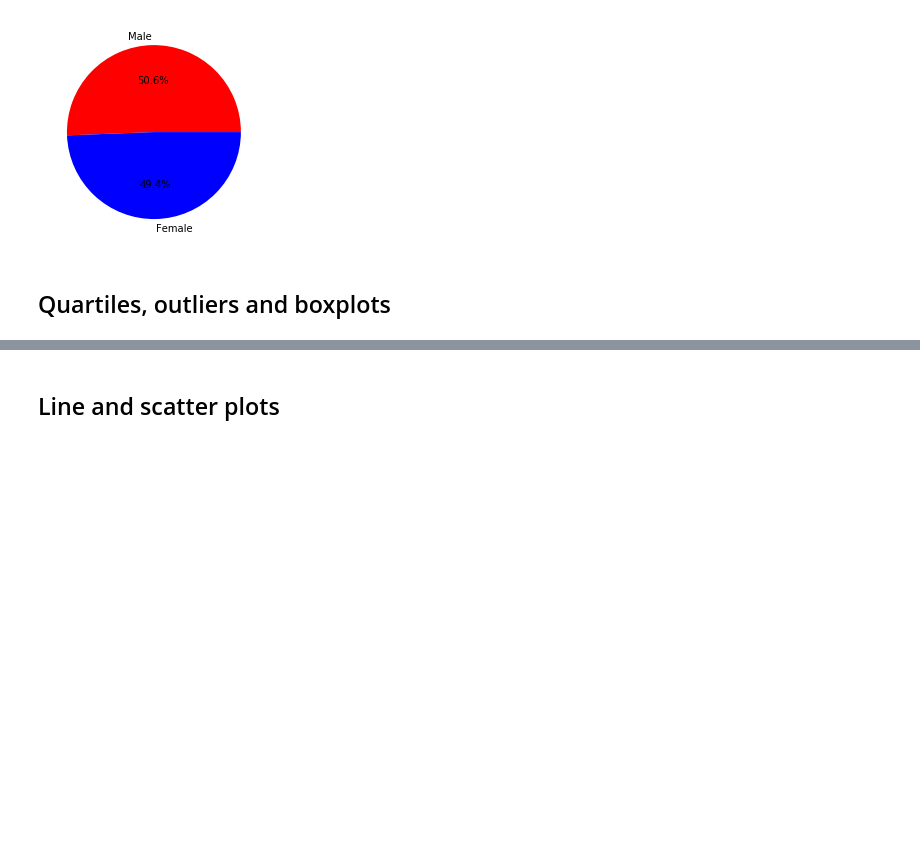
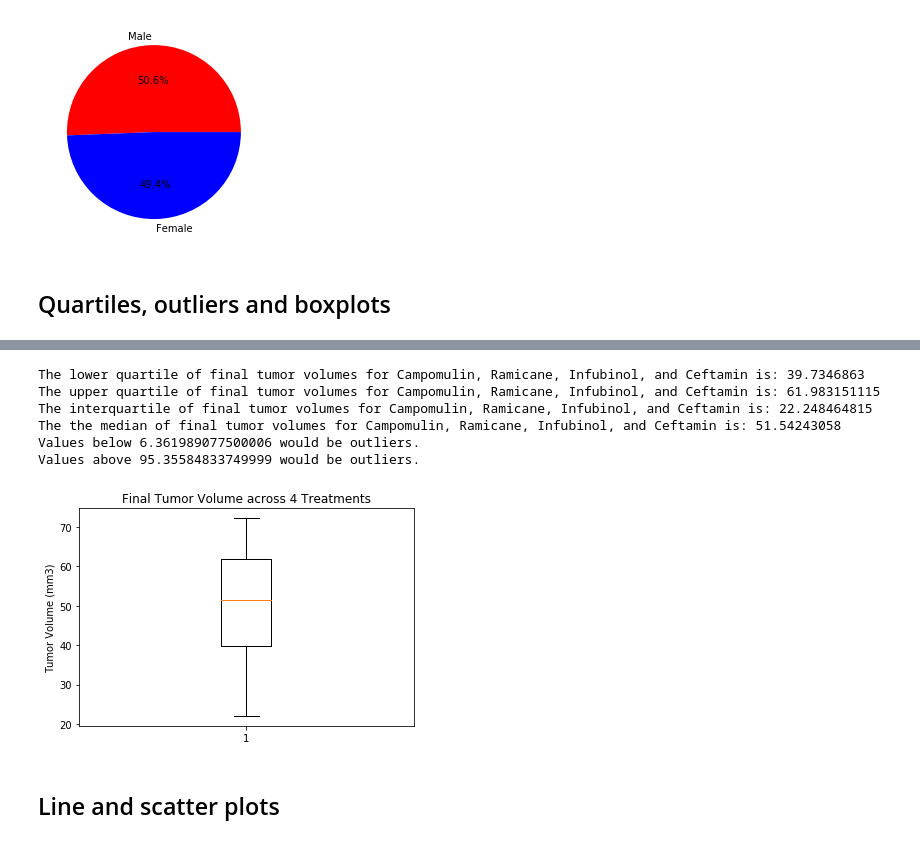
Before and after one commit to bford05/Pymaceuticals, a Jupyter notebook: Pymaceuticals.ipynb, the cells around one changed output, grey strips where cells are left out. Cells and saved outputs as stored; diff of their text form; code cells hidden in the pictures; blank space fills up the shorter version.

Commit message:
updated boxplot, quartile, and started scatter plot code

```diff
--- a/Pymaceuticals.ipynb
+++ b/Pymaceuticals.ipynb
@@ -18,7 +18,7 @@ mouse_metadata_df = pd.read_csv(mouse_metadata)
 study_results_df = pd.read_csv(study_results)
 
 # Combine the data into a single dataset
-combined_data_df = pd.merge(mouse_metadata_df, study_results_df, how="outer", on="Mouse ID")
+combined_data_df = pd.merge(mouse_metadata_df, study_results_df, how="left", on="Mouse ID")
 combined_data_df.head()
 # %% [output]
 |  | Mouse ID | Drug Regimen | Sex | Age_months | Weight (g) | Timepoint | Tumor Volume (mm3) | ... |
@@ -133,0 +132,12 @@ plt.pie(sizes, explode=explode, labels=labels, colors=colors, autopct="%1.1f%%",
+# %%
+# Calculate the final tumor volume of each mouse across four of the most promising treatment regimens.
+
+#Create Dataframe containing information related only to Campomulin, Ramicane, Infubinol, and Ceftamin
+promising_treatment_df = combined_data_df.loc[combined_data_df["Drug Regimen"].isin(["Campomulin","Ramicane", "Infubinol", "Ceftamin"])]
+
+#Calculate final tumor volume for each mouse ID for Campomulin, Ramicane, Infubinol, and Ceftamin
+tum_vol_promising_treatment = promising_treatment_df.groupby(["Mouse ID","Drug Regimen"])["Tumor Volume (mm3)"].last()
+
+#Create Dataframe with Final Tumor Volume by MouseID
+final_tum_vol_mid_df = pd.DataFrame({"Final Tumor Volume (mm3)": tum_vol_promising_treatment})
+final_tum_vol_mid_df
@@ -134,4 +159,38 @@ plt.pie(sizes, explode=explode, labels=labels, colors=colors, autopct="%1.1f%%",
+# %%
+#Calculate the IQR and quantitatively determine if there are any potential outliers.
+
+final_tumor_volume = final_tum_vol_mid_df["Final Tumor Volume (mm3)"]
+quartiles = final_tumor_volume.quantile([.25,.5,.75])
+lowerq = quartiles[0.25]
+upperq = quartiles[0.75]
+iqr = upperq-lowerq
+
+print(f"The lower quartile of final tumor volumes for Campomulin, Ramicane, Infubinol, and Ceftamin is: {lowerq}")
+print(f"The upper quartile of final tumor volumes for Campomulin, Ramicane, Infubinol, and Ceftamin is: {upperq}")
+print(f"The interquartile of final tumor volumes for Campomulin, Ramicane, Infubinol, and Ceftamin is: {iqr}")
+print(f"The the median of final tumor volumes for Campomulin, Ramicane, Infubinol, and Ceftamin is: {quartiles[0.5]} ")
+
+lower_bound = lowerq - (1.5*iqr)
+upper_bound = upperq + (1.5*iqr)
+print(f"Values below {lower_bound} would be outliers.")
+print(f"Values above {upper_bound} would be outliers.")
+
+#Per the data, there are no outliers
+# %% [output]
+The lower quartile of final tumor volumes for Campomulin, Ramicane, Infubinol, and Ceftamin is: 39.7346863
+The upper quartile of final tumor volumes for Campomulin, Ramicane, Infubinol, and Ceftamin is: 61.983151115
+The interquartile of final tumor volumes for Campomulin, Ramicane, Infubinol, and Ceftamin is: 22.248464815
+The the median of final tumor volumes for Campomulin, Ramicane, Infubinol, and Ceftamin is: 51.54243058
+Values below 6.361989077500006 would be outliers.
+Values above 95.35584833749999 would be outliers.
 # %%
 # Generate a box plot of the final tumor volume of each mouse across four regimens of interest
+fig1, ax1 = plt.subplots()
+ax1.set_title("Final Tumor Volume across 4 Treatments")
+ax1.set_ylabel("Tumor Volume (mm3)")
+ax1.boxplot(final_tumor_volume)
+plt.show()
+# %% [output]
+[figure, added]
 # %% [markdown]
 ## Line and scatter plots
```
Also changed, not shown: parts of 4 cells of this notebook.
